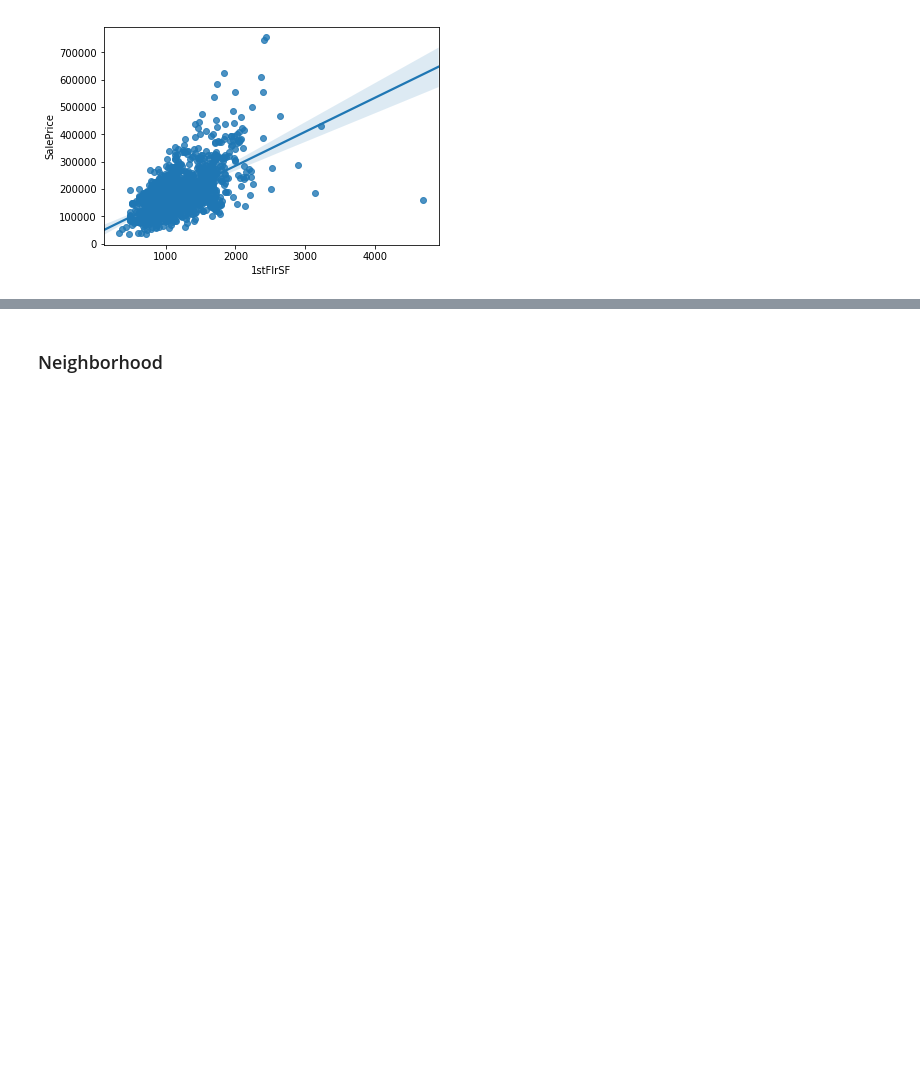
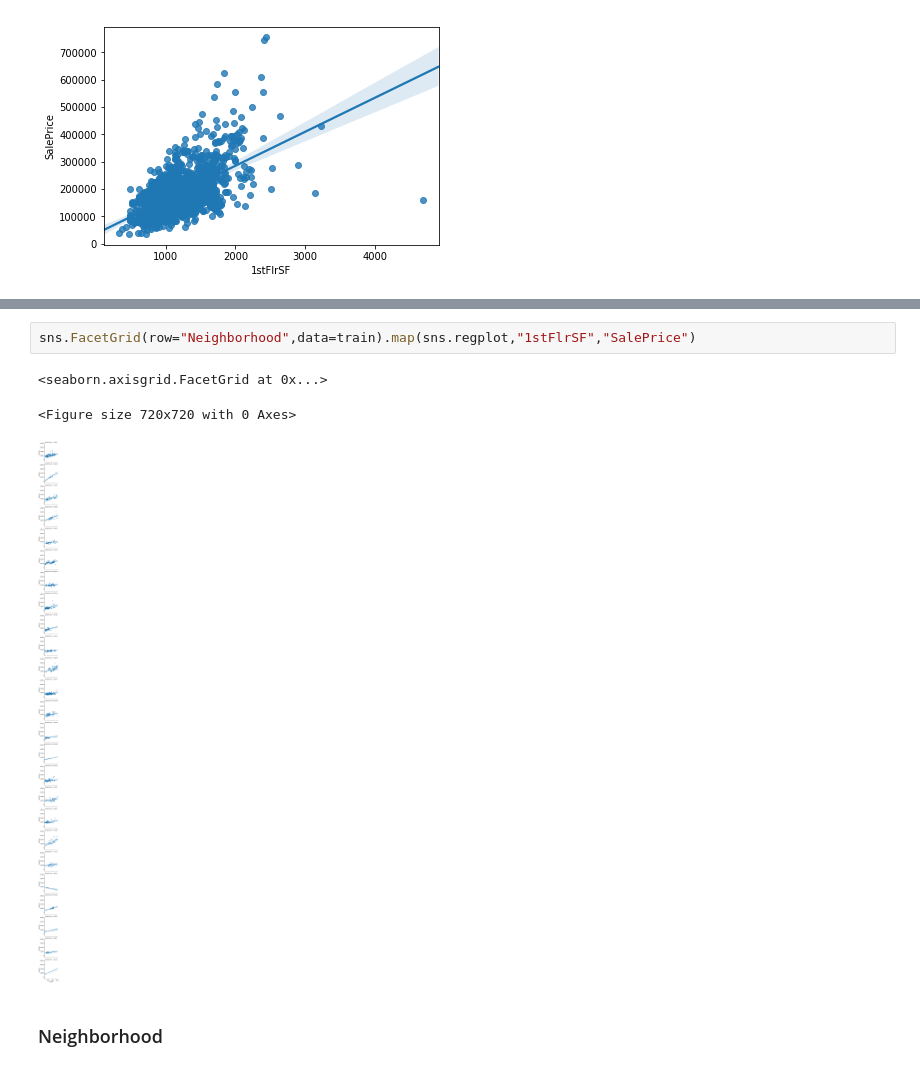
Before and after one commit to StevenDalderop/Ames-Housing-Dataset, a Jupyter notebook: Ames Housing Dataset.ipynb, the cells around one changed output, grey strips where cells are left out. Saved outputs shown, nothing was run; the diff lists cells and outputs as text; blank space fills up the shorter version.

```diff
--- a/Ames Housing Dataset.ipynb
+++ b/Ames Housing Dataset.ipynb
@@ -110,3 +125,9 @@ sns.regplot(x="1stFlrSF",y="SalePrice",data=train)
+# %%
+sns.FacetGrid(row="Neighborhood",data=train).map(sns.regplot,"1stFlrSF","SalePrice")
+# %% [output]
+<seaborn.axisgrid.FacetGrid at 0x...>
+<Figure size 720x720 with 0 Axes>
+[figure, added]
 # %% [markdown]
 ### Neighborhood
 # %%
```
Also changed, not shown: parts of 17 cells of this notebook.
